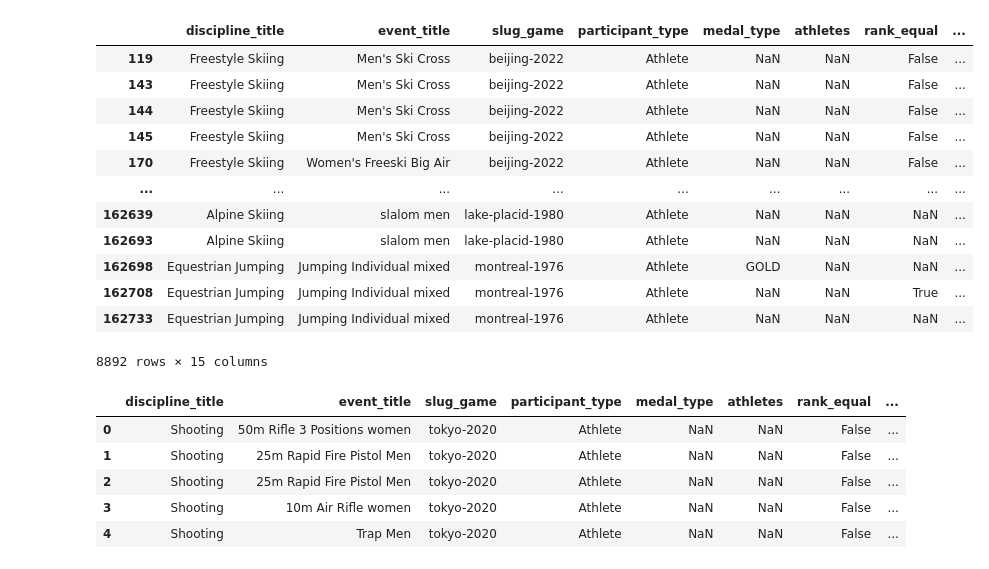
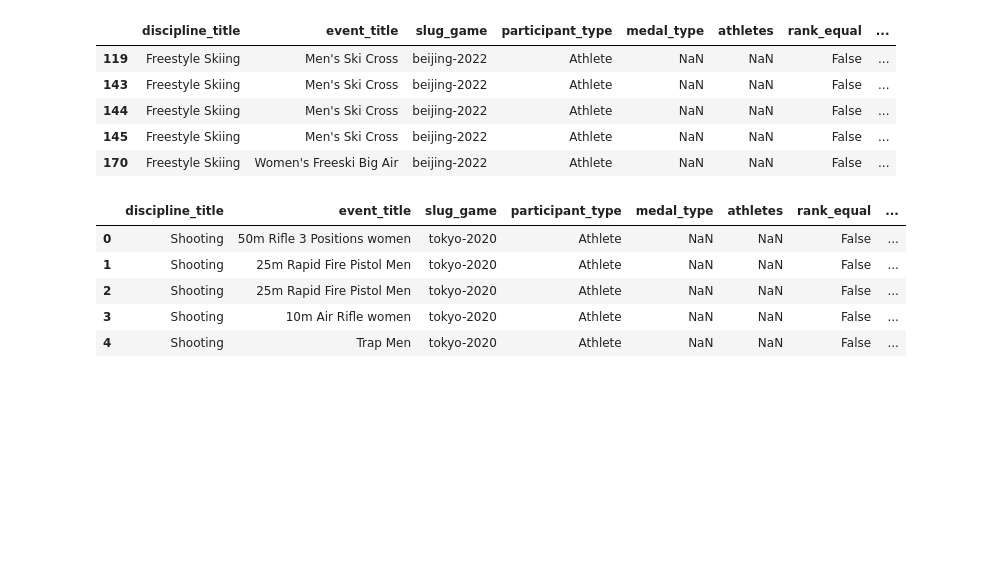
Before and after one commit to LakhbirSin/DessineMoiJO, a Jupyter notebook: JO BON.ipynb, the cells around one changed output. Drawn from its saved outputs; the diff is of its cells as text; code cells hidden in the pictures; blank space fills up the shorter version.

```diff
--- a/JO BON.ipynb
+++ b/JO BON.ipynb
@@ -58,21 +40,14 @@ Medaille
 # %%
 
 Resultat = Resultat[(Resultat["country_3_letter_code"] == "GER") | (Resultat["country_3_letter_code"] == "FRG")| (Resultat["country_code"] == "DDDE")]
-Resultat
+Resultat.head()
 # %% [output]
 |  | discipline_title | event_title | slug_game | participant_type | medal_type | athletes | rank_equal | ... |
 | 119 | Freestyle Skiing | Men's Ski Cross | beijing-2022 | Athlete | NaN | NaN | False | ... |
 | 143 | Freestyle Skiing | Men's Ski Cross | beijing-2022 | Athlete | NaN | NaN | False | ... |
 | 144 | Freestyle Skiing | Men's Ski Cross | beijing-2022 | Athlete | NaN | NaN | False | ... |
 | 145 | Freestyle Skiing | Men's Ski Cross | beijing-2022 | Athlete | NaN | NaN | False | ... |
 | 170 | Freestyle Skiing | Women's Freeski Big Air | beijing-2022 | Athlete | NaN | NaN | False | ... |
-| ... | ... | ... | ... | ... | ... | ... | ... | ... |
-| 162639 | Alpine Skiing | slalom men | lake-placid-1980 | Athlete | NaN | NaN | NaN | ... |
-| 162693 | Alpine Skiing | slalom men | lake-placid-1980 | Athlete | NaN | NaN | NaN | ... |
-| 162698 | Equestrian Jumping | Jumping Individual mixed | montreal-1976 | Athlete | GOLD | NaN | NaN | ... |
-| 162708 | Equestrian Jumping | Jumping Individual mixed | montreal-1976 | Athlete | NaN | NaN | True | ... |
-| 162733 | Equestrian Jumping | Jumping Individual mixed | montreal-1976 | Athlete | NaN | NaN | NaN | ... |
-8892 rows × 15 columns
 # %%
 #Merge
 REHO = pd.merge(Resultat,Hote, left_on='slug_game', right_on='game_slug', how = 'inner')
```
Also changed, not shown: parts of 21 cells of this notebook, 1 other file.
